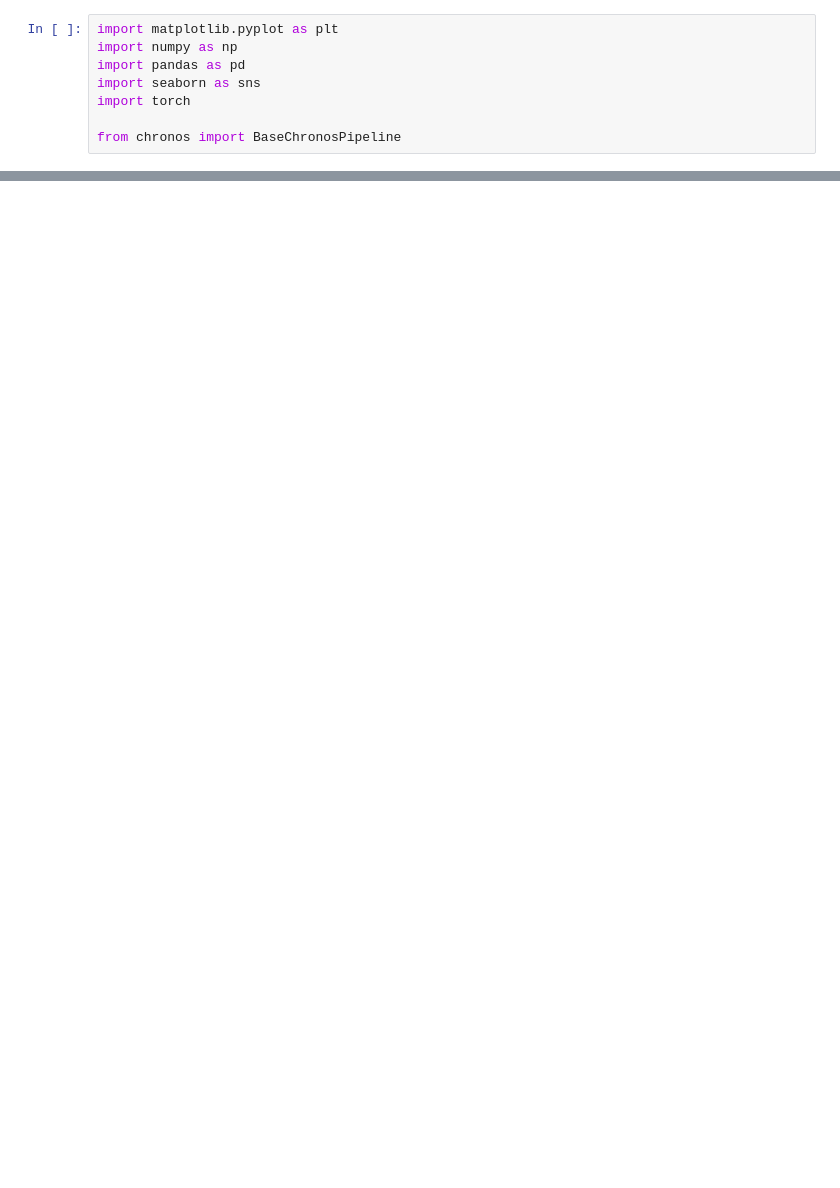
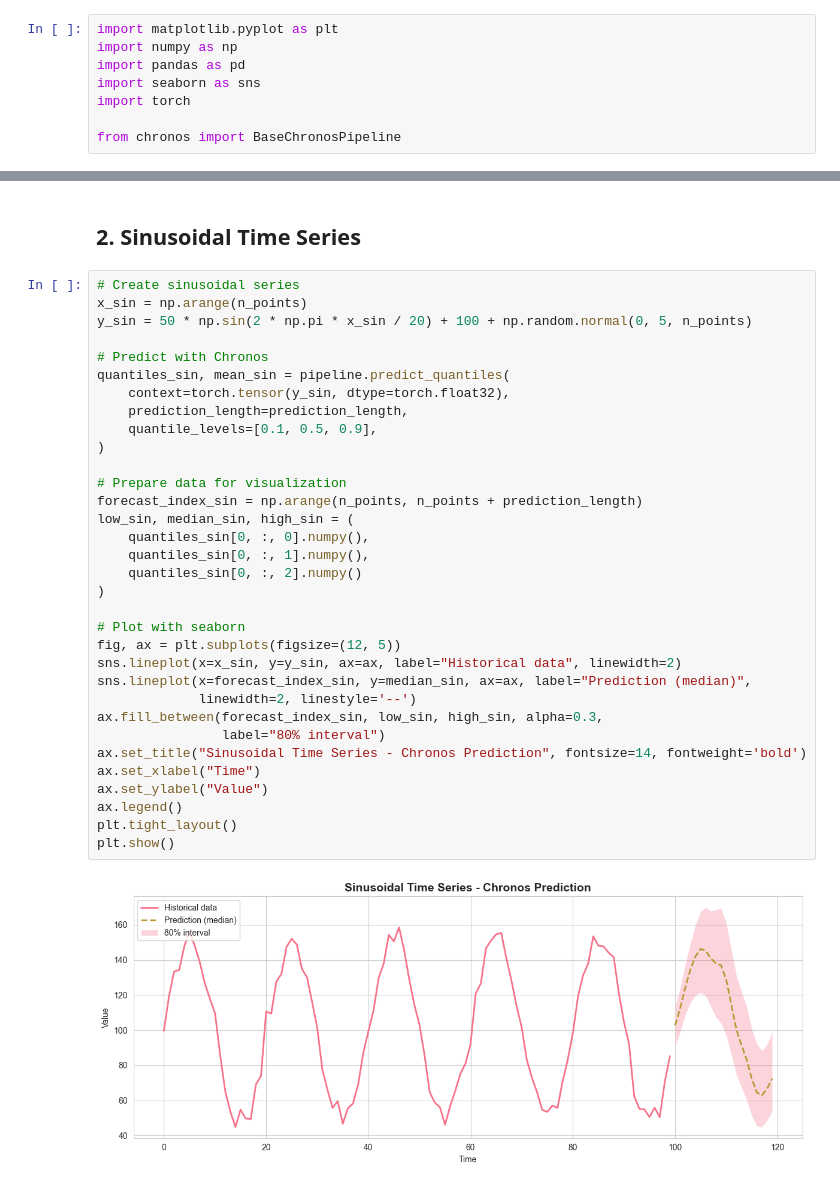
Before and after one commit to Presmanes3/chronos-sagemaker-forecasting, a Jupyter notebook: notebooks/test_chornos.ipynb, the cells around one changed output, grey strips where cells are left out. Saved outputs shown, nothing was run; the diff lists cells and outputs as text; blank space fills up the shorter version.

```diff
--- a/notebooks/test_chornos.ipynb
+++ b/notebooks/test_chornos.ipynb
@@ -48,0 +315,37 @@ plt.show()
+# %% [markdown]
+## 2. Sinusoidal Time Series
+# %%
+# Create sinusoidal series
+x_sin = np.arange(n_points)
+y_sin = 50 * np.sin(2 * np.pi * x_sin / 20) + 100 + np.random.normal(0, 5, n_points)
+
+# Predict with Chronos
+quantiles_sin, mean_sin = pipeline.predict_quantiles(
+    context=torch.tensor(y_sin, dtype=torch.float32),
+    prediction_length=prediction_length,
+    quantile_levels=[0.1, 0.5, 0.9],
+)
+
+# Prepare data for visualization
+forecast_index_sin = np.arange(n_points, n_points + prediction_length)
+low_sin, median_sin, high_sin = (
+    quantiles_sin[0, :, 0].numpy(),
+    quantiles_sin[0, :, 1].numpy(),
+    quantiles_sin[0, :, 2].numpy()
+)
+
+# Plot with seaborn
+fig, ax = plt.subplots(figsize=(12, 5))
+sns.lineplot(x=x_sin, y=y_sin, ax=ax, label="Historical data", linewidth=2)
+sns.lineplot(x=forecast_index_sin, y=median_sin, ax=ax, label="Prediction (median)",
+             linewidth=2, linestyle='--')
+ax.fill_between(forecast_index_sin, low_sin, high_sin, alpha=0.3,
+                label="80% interval")
+ax.set_title("Sinusoidal Time Series - Chronos Prediction", fontsize=14, fontweight='bold')
+ax.set_xlabel("Time")
+ax.set_ylabel("Value")
+ax.legend()
+plt.tight_layout()
+plt.show()
+# %% [output]
+[figure, added]
```
Also changed, not shown: parts of 21 cells of this notebook.
